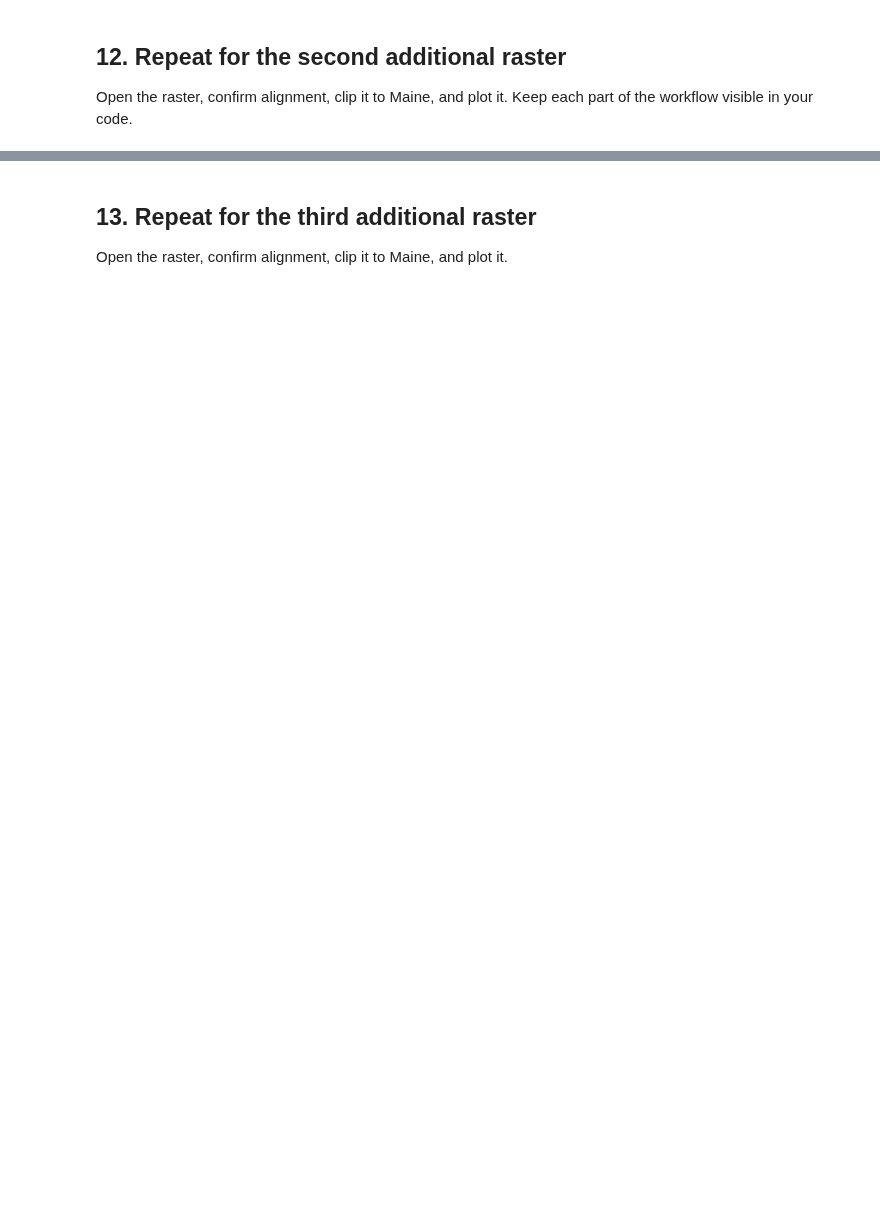
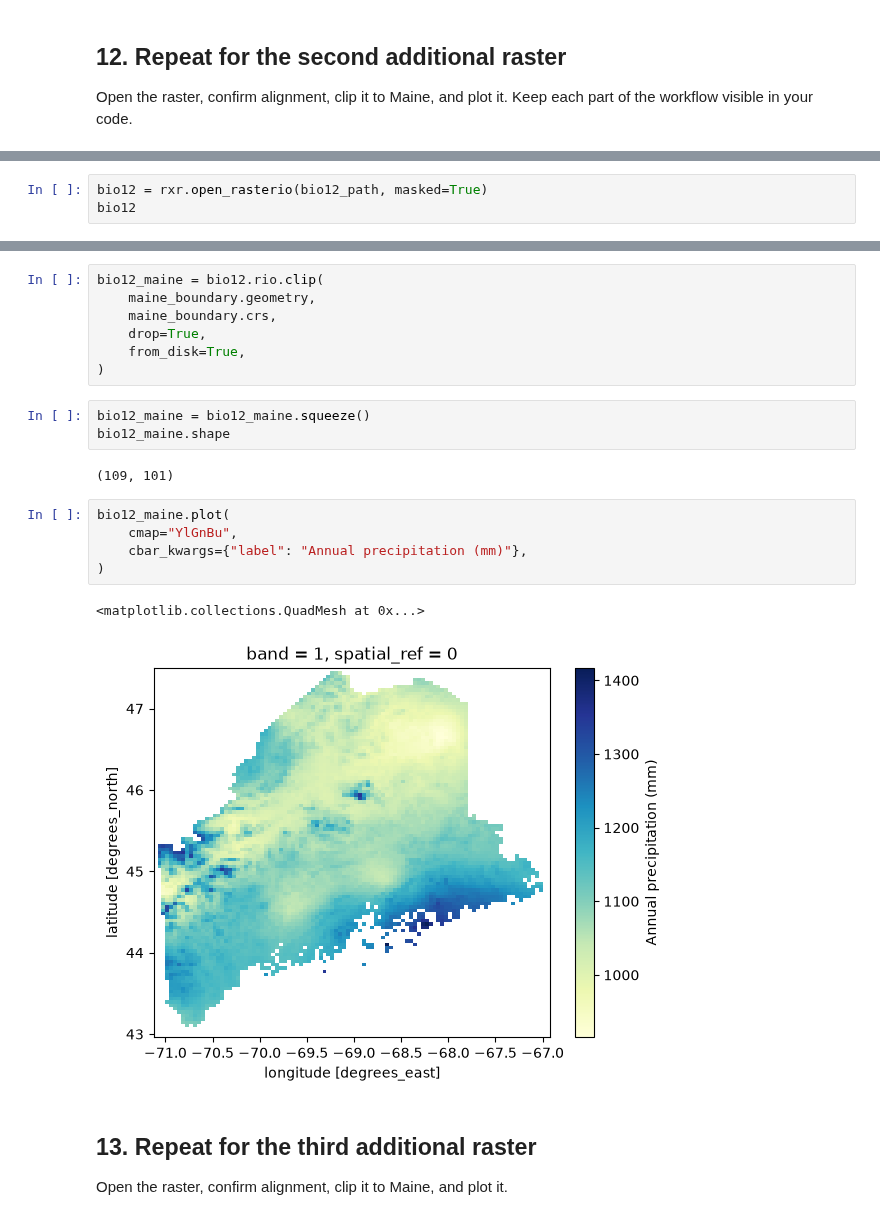
Before and after one commit to Ruddyduck13/BIO597-SpatialBiodiversity, a Jupyter notebook: docs/assignments/Assignment-05-RasterData.ipynb, the cells around one changed output, grey strips where cells are left out. Cells and saved outputs as stored; diff of their text form; blank space fills up the shorter version.

```diff
--- a/docs/assignments/Assignment-05-RasterData.ipynb
+++ b/docs/assignments/Assignment-05-RasterData.ipynb
@@ -141,0 +297,3 @@ Open the raster, confirm alignment, clip it to Maine, and plot it. Keep each par
+# %%
+bio12 = rxr.open_rasterio(bio12_path, masked=True)
+bio12
@@ -142,3 +323,23 @@ Open the raster, confirm alignment, clip it to Maine, and plot it. Keep each par
+# %%
+bio12_maine = bio12.rio.clip(
+    maine_boundary.geometry,
+    maine_boundary.crs,
+    drop=True,
+    from_disk=True,
+)
+# %%
+bio12_maine = bio12_maine.squeeze()
+bio12_maine.shape
+# %% [output]
+(109, 101)
+# %%
+bio12_maine.plot(
+    cmap="YlGnBu",
+    cbar_kwargs={"label": "Annual precipitation (mm)"},
+)
+# %% [output]
+<matplotlib.collections.QuadMesh at 0x...>
+[figure, added]
 # %% [markdown]
 ## 13. Repeat for the third additional raster
 
```
Also changed, not shown: parts of 59 cells of this notebook.
